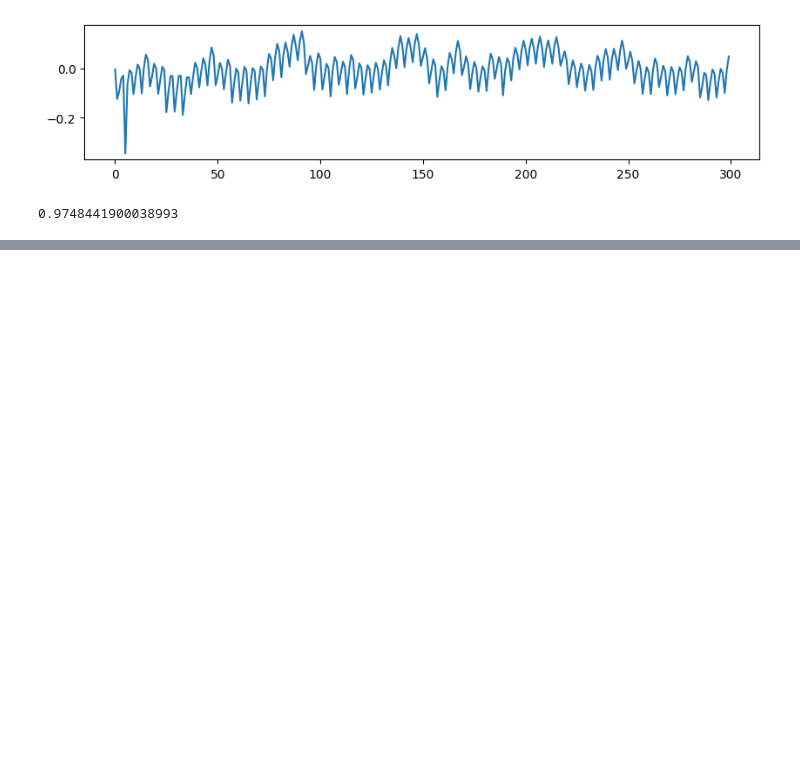
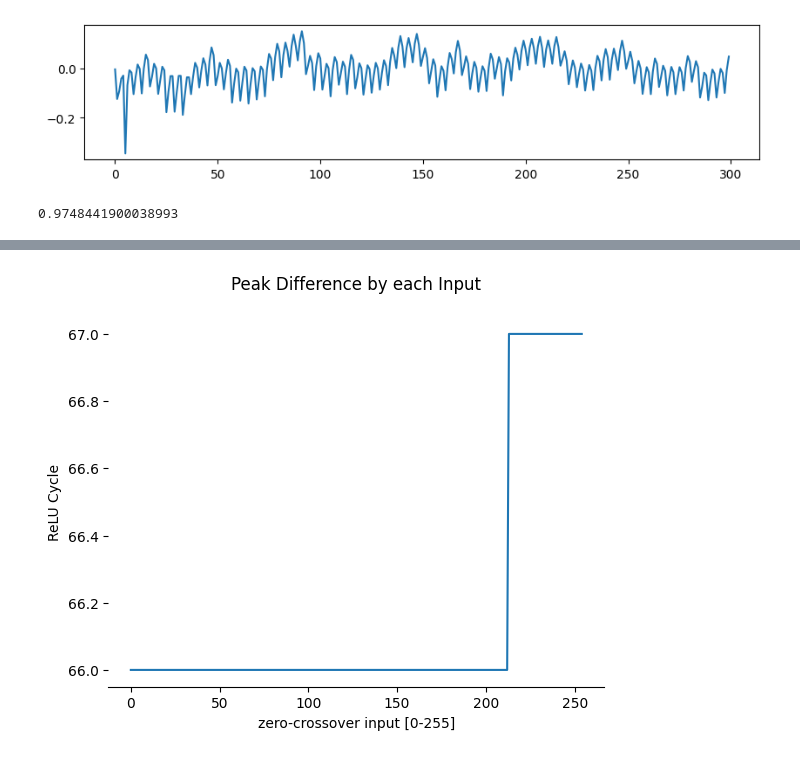
Before and after one commit to andsopwn/Neural-Network-Attack-2022, a Jupyter notebook: Float-Point-NN-Mantissa/zcoi/ReLU_get.ipynb, the cells around one changed output, grey strips where cells are left out. Saved outputs shown, nothing was run; the diff lists cells and outputs as text; code cells hidden in the pictures; blank space fills up the shorter version.

```diff
--- a/Float-Point-NN-Mantissa/zcoi/ReLU_get.ipynb
+++ b/Float-Point-NN-Mantissa/zcoi/ReLU_get.ipynb
@@ -78,3 +78,39 @@ plt.show()
 #corr_plus  = np.transpose(corr_plus)
 #np.save(dir + "corrm", corr_minus)
 np.save(dir + "corrp",  corr_plus)
+# %%
+corrp = np.load(dir + "corrp.npy")
+corrm = np.load(dir + "corrm.npy")
+ref = 4
+stp = 260
+
+maxval = np.zeros([255, ref])
+timing = np.zeros([255, ref-1])
+area = np.zeros(stp)
+
+for trace in range(0, 255):
+    mdex = np.argmax(corrp[trace])
+    for block in range(0, ref):
+        sdex = mdex + (stp * block)
+        area = corrp[trace][sdex:sdex+stp]
+        maxval[trace][block] = np.argmax(area)
+
+for t in range(0, 255):
+    for i in range(0, ref):
+        maxval[t][i] += stp * i
+for t in range(0, 255):
+    for i in range(0, ref-1):
+        timing[t][i] = (maxval[t][i+1] - maxval[t][i]) / 4
+# %%
+fig, ax = plt.subplots()
+timing = np.transpose(timing)
+ax.set_title('Peak Difference by each Input', pad=20)
+ax.spines['top'].set_visible(False)
+ax.spines['left'].set_visible(False)
+ax.spines['right'].set_visible(False)
+ax.set_xlabel('zero-crossover input [0-255]')
+ax.set_ylabel('ReLU Cycle')
+plt.plot(timing[0], '-')
+plt.show()
+# %% [output]
+[figure, added]
```
Also changed, not shown: parts of 2 cells of this notebook, 12 other files.
